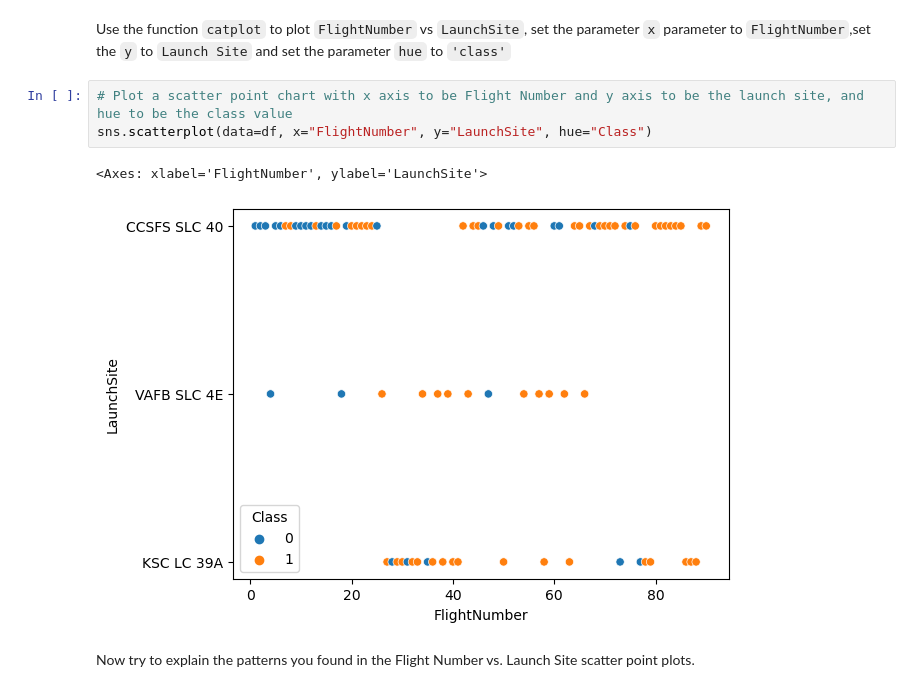
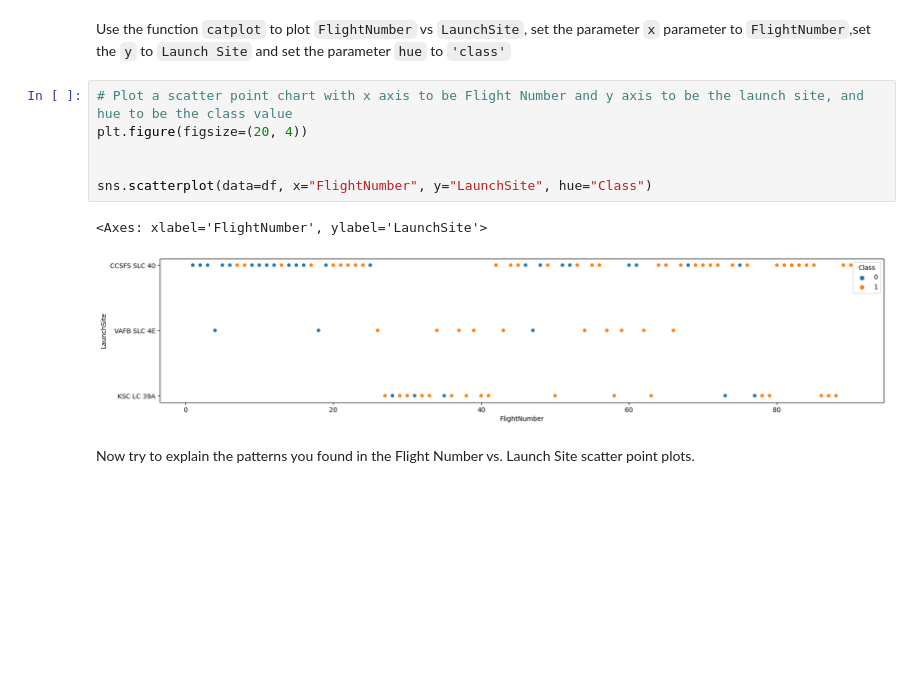
Before and after one commit to jonhbl/ds-coursera-capstone-project, a Jupyter notebook: jupyter-labs-eda-dataviz.ipynb, the cells around one changed output. Cells and saved outputs as stored; diff of their text form; blank space fills up the shorter version.

```diff
--- a/jupyter-labs-eda-dataviz.ipynb
+++ b/jupyter-labs-eda-dataviz.ipynb
@@ -84,10 +84,13 @@ Next, let's drill down to each site visualize its detailed launch records.
 Use the function <code>catplot</code> to plot <code>FlightNumber</code> vs <code>LaunchSite</code>, set the  parameter <code>x</code>  parameter to <code>FlightNumber</code>,set the  <code>y</code> to <code>Launch Site</code> and set the parameter <code>hue</code> to <code>'class'</code>
 # %%
 # Plot a scatter point chart with x axis to be Flight Number and y axis to be the launch site, and hue to be the class value
+plt.figure(figsize=(20, 4))
+
+
 sns.scatterplot(data=df, x="FlightNumber", y="LaunchSite", hue="Class")
 # %% [output]
 <Axes: xlabel='FlightNumber', ylabel='LaunchSite'>
-[figure, old version]
+[figure, new version]
 # %% [markdown]
 Now try to explain the patterns you found in the Flight Number vs. Launch Site scatter point plots.
 # %% [markdown]
```
Also changed, not shown: parts of 2 cells of this notebook, 10 other files.
